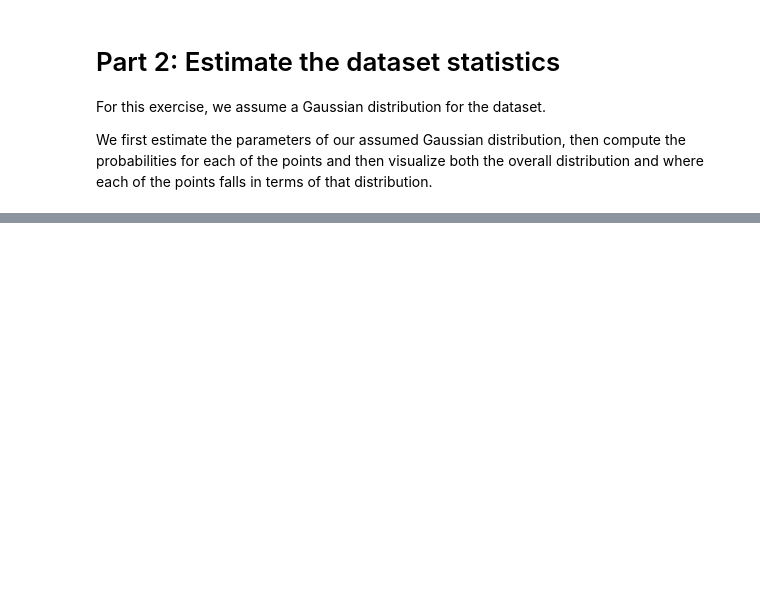
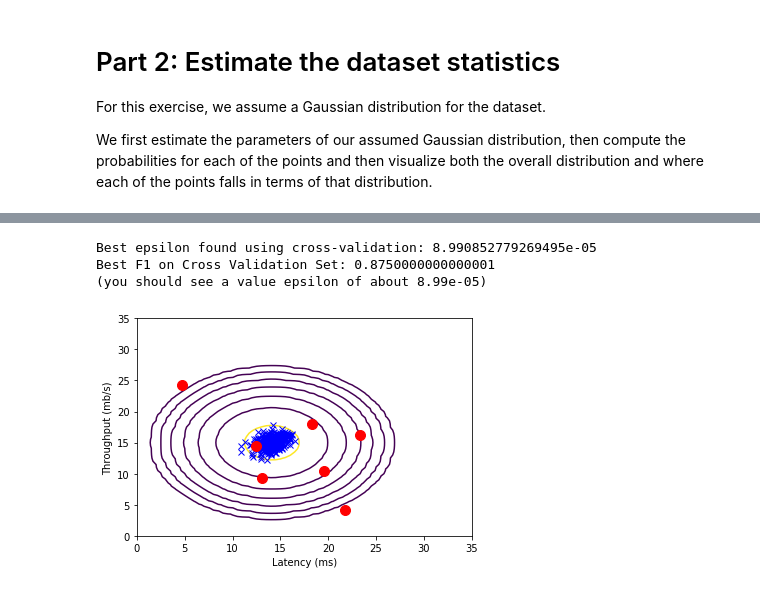
Before and after one commit to davidshen84/machine-learning, a Jupyter notebook: coursera/ex8/ex8.ipynb, the cells around one changed output, grey strips where cells are left out. Cells and saved outputs as stored; diff of their text form; code cells hidden in the pictures; blank space fills up the shorter version.

```diff
--- a/coursera/ex8/ex8.ipynb
+++ b/coursera/ex8/ex8.ipynb
@@ -22,6 +22,8 @@ exercise will help us find possibly faulty (or very fast) machines.
 # %%
 data1 = loadmat('ex8data1.mat')
 X = data1['X']
+Xval = data1['Xval']
+yval = data1['yval']
 # %%
 # Visualizing example dataset for outlier detection.
 
@@ -99,0 +85,46 @@ visulize_fit(X, mu, sigma2)
+# %%
+def select_threadhold(yval, pval):
+    '''Find the best threshold (epsilon) to use for selecting.'''
+    best_epsilon = 0
+    best_F1 = 0
+    pval_max = max(pval)
+    pval_min = min(pval)
+    step_size = (pval_max - pval_min) / 1000.0
+
+    for epsilon in np.arange(pval_min, pval_max, step_size):
+        cv_pred = pval < epsilon
+        tp = sum((cv_pred == 1) & (yval == 1))
+        fp = sum((cv_pred == 1) & (yval == 0))
+        fn = sum((cv_pred == 0) & (yval == 1))
+
+        precision = tp / (tp + fp)
+        recall = tp / (tp + fn)
+
+        F1 = (2 * precision * recall) / (precision + recall)
+
+        if F1 > best_F1:
+            best_epsilon = epsilon
+            best_F1 = F1
+
+    return best_epsilon, best_F1
+# %%
+pval = multivariate_gaussian(np.copy(Xval), mu, sigma2)
+epsilon, F1 = select_threadhold(yval.flatten(), pval)
+
+print(f'''Best epsilon found using cross-validation: {epsilon}
+Best F1 on Cross Validation Set: {F1}
+(you should see a value epsilon of about 8.99e-05)
+''')
+# %% [output]
+Best epsilon found using cross-validation: 8.990852779269495e-05
+Best F1 on Cross Validation Set: 0.8750000000000001
+(you should see a value epsilon of about 8.99e-05)
+# %%
+# Find the outliers in the training set and plot the
+outliners = np.where(pval < epsilon)
+
+visulize_fit(X, mu, sigma2)
+# Draw a red circle around those outliers
+plt.plot(X[outliners, 0], X[outliners, 1], 'ro', linewidth=2, markersize=10);
+# %% [output]
+[figure, added]
```
Also changed, not shown: parts of 10 cells of this notebook.
